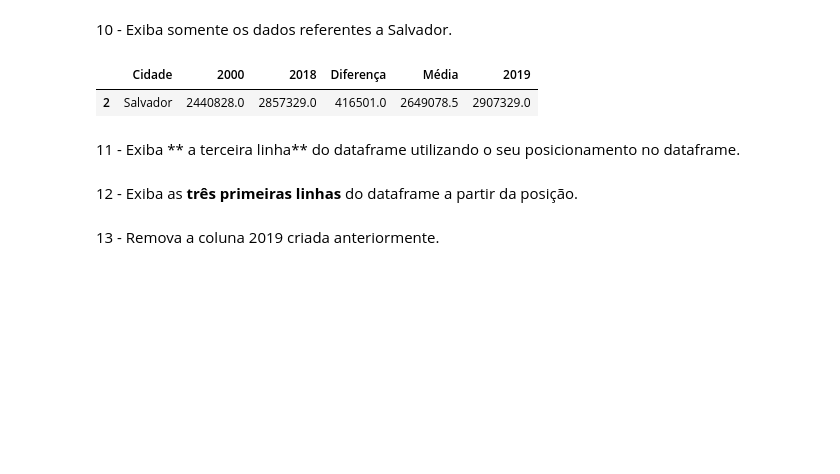
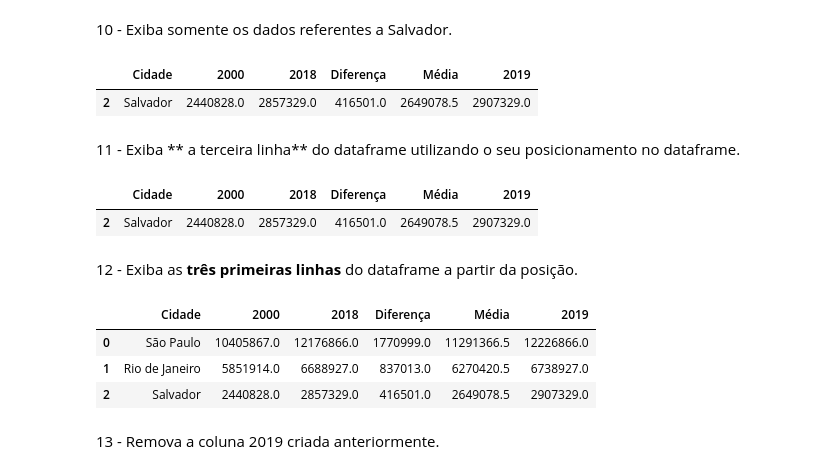
Before and after one commit to ArthurF36/Python_Atv_Pandas, a Jupyter notebook: Notebook/Exercicios_Pandas_Perguntas.ipynb, the cells around one changed output. Drawn from its saved outputs; the diff is of its cells as text; code cells hidden in the pictures; blank space fills up the shorter version.

```diff
--- a/Notebook/Exercicios_Pandas_Perguntas.ipynb
+++ b/Notebook/Exercicios_Pandas_Perguntas.ipynb
@@ -187,10 +186,20 @@ df_Salvador
 11 - Exiba ** a terceira linha** do dataframe utilizando o seu posicionamento no dataframe.
 # %%
 # Insira a resposta abaixo.
+df_eq.iloc[[2]]
+# %% [output]
+|  | Cidade | 2000 | 2018 | Diferença | Média | 2019 |
+| 2 | Salvador | 2440828.0 | 2857329.0 | 416501.0 | 2649078.5 | 2907329.0 |
 # %% [markdown]
 12 - Exiba as **três primeiras linhas** do dataframe a partir da posição.
 # %%
 # Insira a resposta abaixo.
+df_eq.head(3)
+# %% [output]
+|  | Cidade | 2000 | 2018 | Diferença | Média | 2019 |
+| 0 | São Paulo | 10405867.0 | 12176866.0 | 1770999.0 | 11291366.5 | 12226866.0 |
+| 1 | Rio de Janeiro | 5851914.0 | 6688927.0 | 837013.0 | 6270420.5 | 6738927.0 |
+| 2 | Salvador | 2440828.0 | 2857329.0 | 416501.0 | 2649078.5 | 2907329.0 |
 # %% [markdown]
 13 - Remova a coluna 2019 criada anteriormente.
 # %%
```
Also changed, not shown: parts of 7 cells of this notebook.
